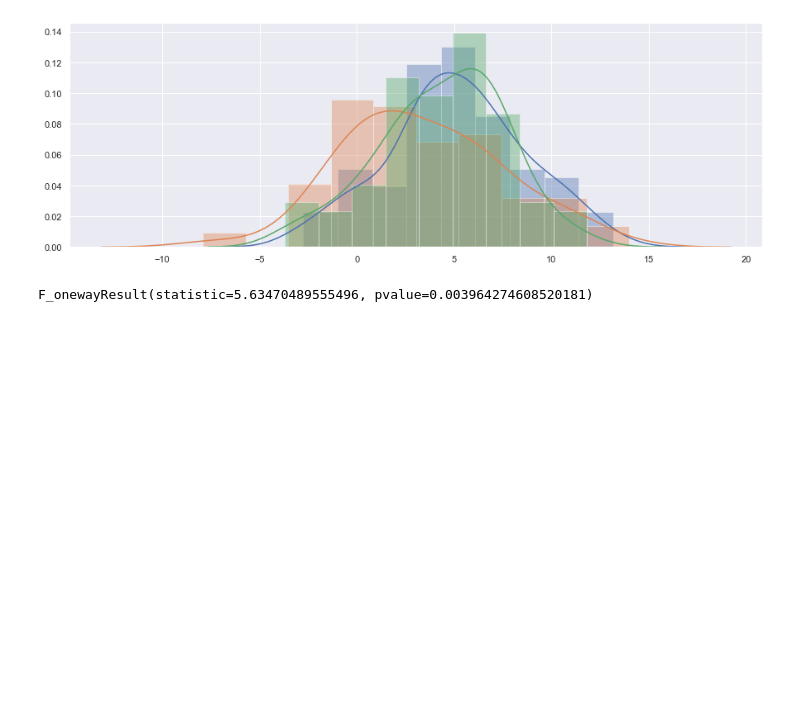
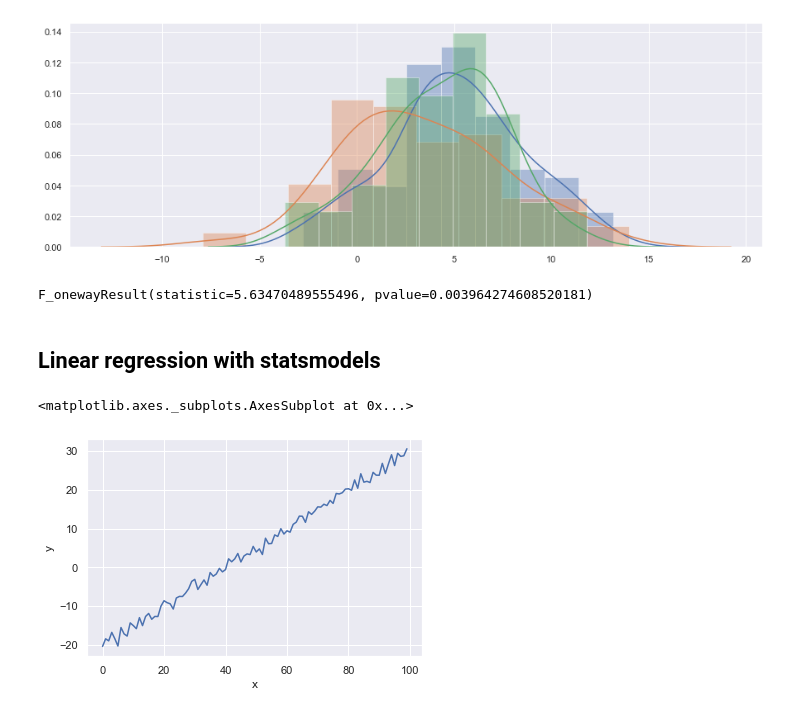
Before and after one commit to normannexo/Mathematics-notebooks, a Jupyter notebook: Statistics.ipynb, the cells around one changed output. Drawn from its saved outputs; the diff is of its cells as text; code cells hidden in the pictures; blank space fills up the shorter version.

```diff
--- a/Statistics.ipynb
+++ b/Statistics.ipynb
@@ -84,0 +84,10 @@ from statsmodels.formula.api import ols
+# %% [markdown]
+## Linear regression with statsmodels
+# %%
+x = np.arange(100)
+y= 0.5*x -20 + np.random.randn(len(x))
+df = pd.DataFrame({'x':x, 'y':y})
+sns.lineplot(x=df.x, y=df.y)
+# %% [output]
+<matplotlib.axes._subplots.AxesSubplot at 0x...>
+[figure, added]
```
Also changed, not shown: parts of 3 cells of this notebook, 1 other file.
